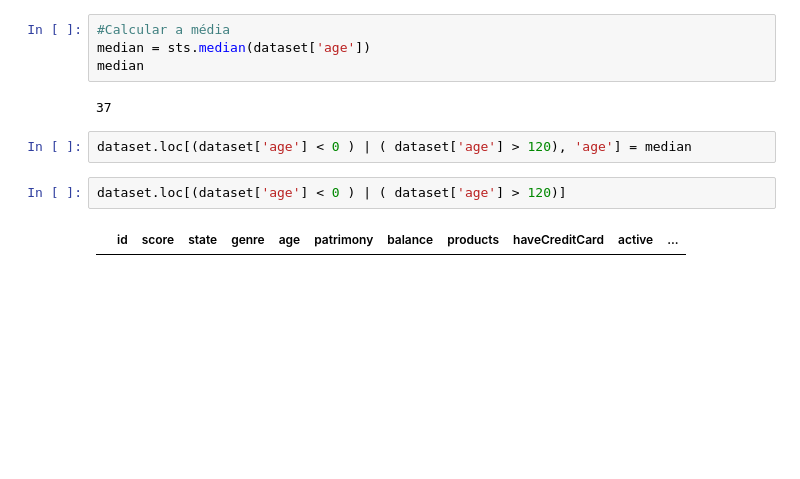
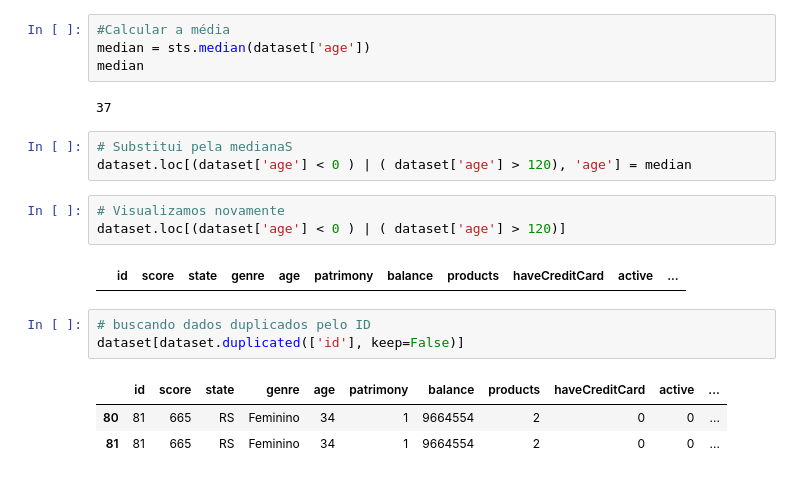
Before and after one commit to Lanpaiva/data-analysis, a Jupyter notebook: limpeza-processamento.ipynb, the cells around one changed output. Cells and saved outputs as stored; diff of their text form; blank space fills up the shorter version.

```diff
--- a/limpeza-processamento.ipynb
+++ b/limpeza-processamento.ipynb
@@ -265,8 +265,17 @@ median
 # %% [output]
 37
 # %%
+# Substitui pela medianaS
 dataset.loc[(dataset['age'] < 0 ) | ( dataset['age'] > 120), 'age'] = median
 # %%
+# Visualizamos novamente
 dataset.loc[(dataset['age'] < 0 ) | ( dataset['age'] > 120)]
 # %% [output]
 |  | id | score | state | genre | age | patrimony | balance | products | haveCreditCard | active | ... |
+# %%
+# buscando dados duplicados pelo ID
+dataset[dataset.duplicated(['id'], keep=False)]
+# %% [output]
+|  | id | score | state | genre | age | patrimony | balance | products | haveCreditCard | active | ... |
+| 80 | 81 | 665 | RS | Feminino | 34 | 1 | 9664554 | 2 | 0 | 0 | ... |
+| 81 | 81 | 665 | RS | Feminino | 34 | 1 | 9664554 | 2 | 0 | 0 | ... |
```
Also changed, not shown: parts of 11 cells of this notebook.
